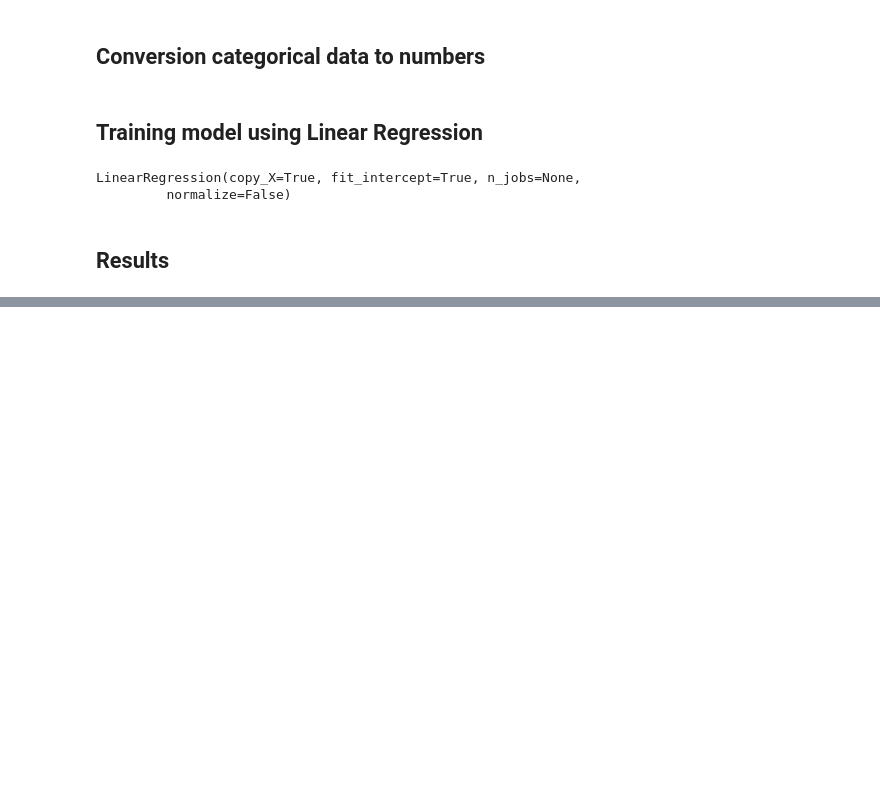
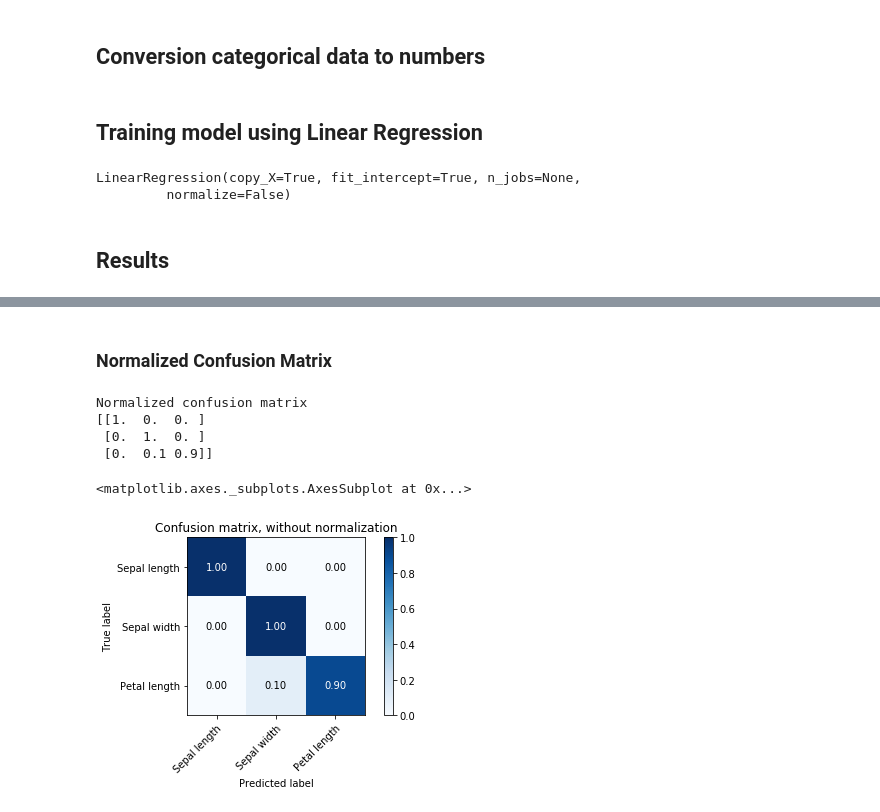
Before and after one commit to mkwiatek770/iris-flowers-classification, a Jupyter notebook: Iris Prediction.ipynb, the cells around one changed output, grey strips where cells are left out. Saved outputs shown, nothing was run; the diff lists cells and outputs as text; code cells hidden in the pictures; blank space fills up the shorter version.

```diff
--- a/Iris Prediction.ipynb
+++ b/Iris Prediction.ipynb
@@ -115,0 +206,12 @@ Variance score: 0.93
+# %% [markdown]
+### Normalized Confusion Matrix
+# %%
+plot_confusion_matrix(test_labels, y_pred, classes=np.asarray(columns),
+                      title='Confusion matrix, without normalization', normalize=True)
+# %% [output]
+Normalized confusion matrix
+[[1.  0.  0. ]
+ [0.  1.  0. ]
+ [0.  0.1 0.9]]
+<matplotlib.axes._subplots.AxesSubplot at 0x...>
+[figure, added]
```
Also changed, not shown: parts of 11 cells of this notebook.
